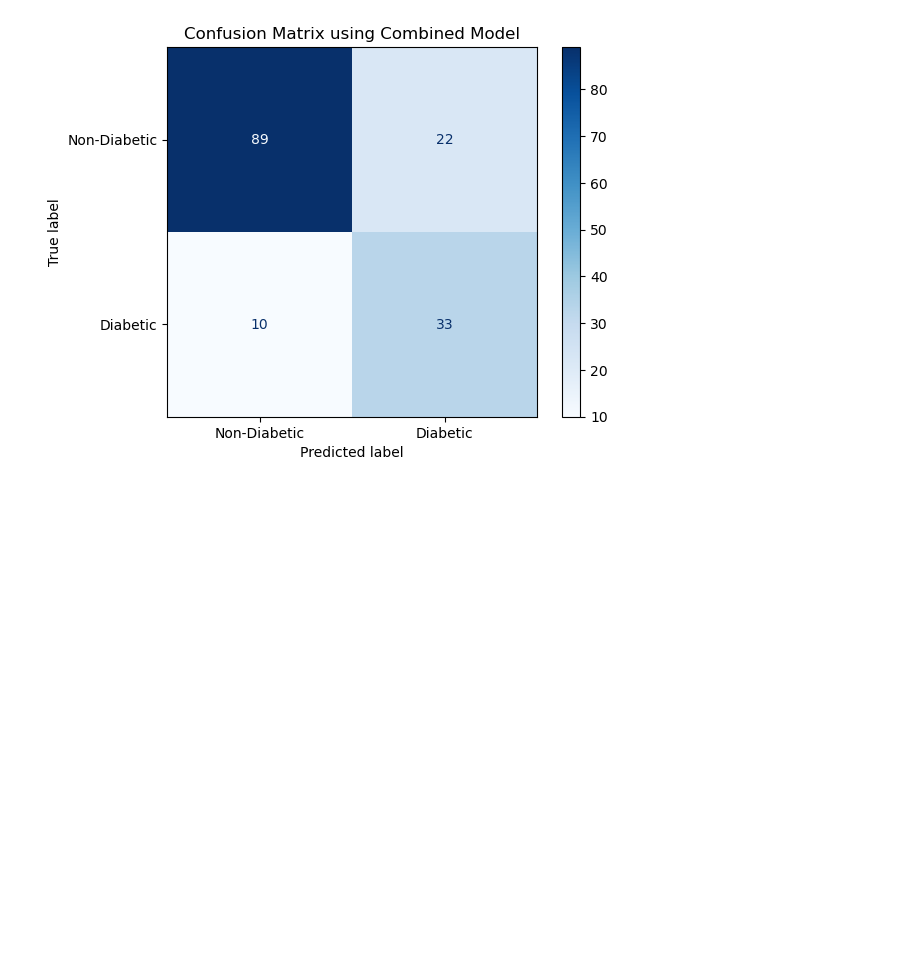
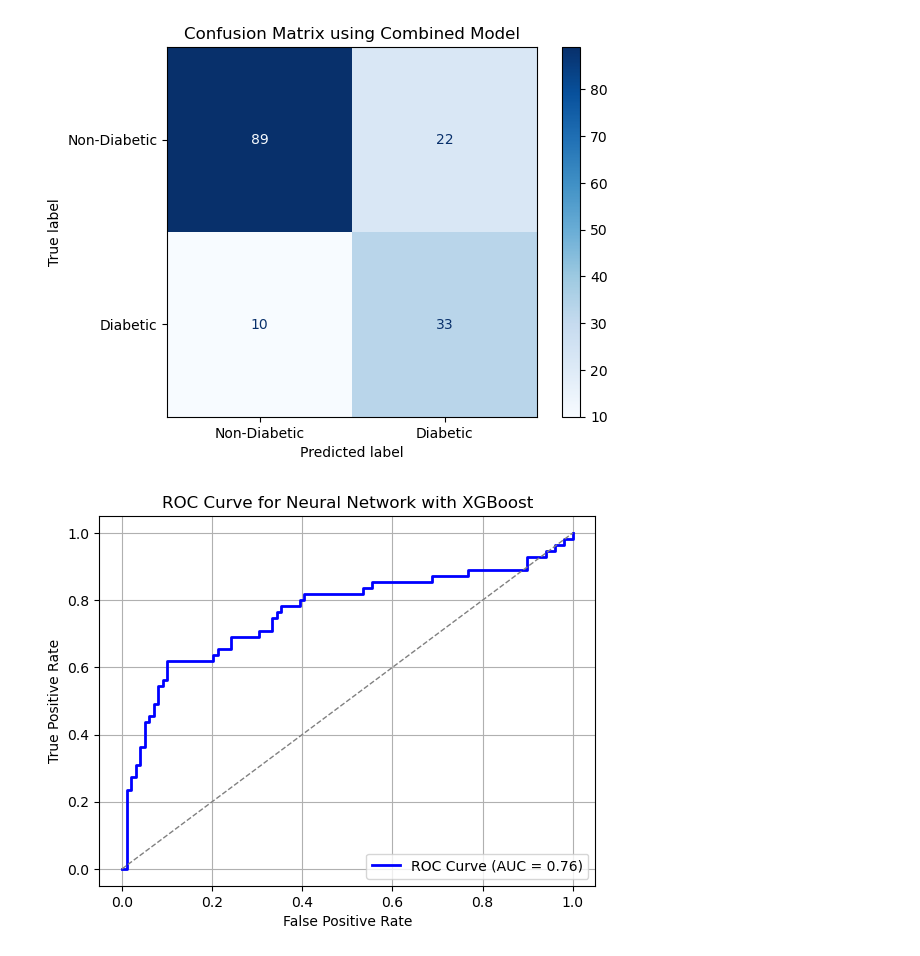
Before and after one commit to sphia-g/ML24UiO, a Jupyter notebook: Project3/Sourcecode/neural_network_with_gradient_boosting.ipynb, the cells around one changed output. Cells and saved outputs as stored; diff of their text form; code cells hidden in the pictures; blank space fills up the shorter version.

```diff
--- a/Project3/Sourcecode/neural_network_with_gradient_boosting.ipynb
+++ b/Project3/Sourcecode/neural_network_with_gradient_boosting.ipynb
@@ -130,3 +130,26 @@ plt.show()
 # %% [output]
 Accuracy using Combined Model: 79.2%
 [figure]
+# %%
+from sklearn.metrics import roc_curve, auc
+
+# ROC AUC Plot
+# Use predicted probabilities for the positive class (1)
+y_pred_prob = xgb_model.predict(X_test)
+
+# Compute ROC curve and AUC
+fpr, tpr, thresholds = roc_curve(y_test, y_pred_prob)
+roc_auc = auc(fpr, tpr)
+
+# Plot the ROC curve
+plt.figure()
+plt.plot(fpr, tpr, color='blue', lw=2, label=f"ROC Curve (AUC = {roc_auc:.2f})")
+plt.plot([0, 1], [0, 1], color='gray', lw=1, linestyle='--')  # Random guess line
+plt.xlabel("False Positive Rate")
+plt.ylabel("True Positive Rate")
+plt.title("ROC Curve for Neural Network with XGBoost")
+plt.legend(loc="lower right")
+plt.grid()
+plt.show()
+# %% [output]
+[figure, added]
```
Also changed, not shown: parts of 2 cells of this notebook, 1 other file.
